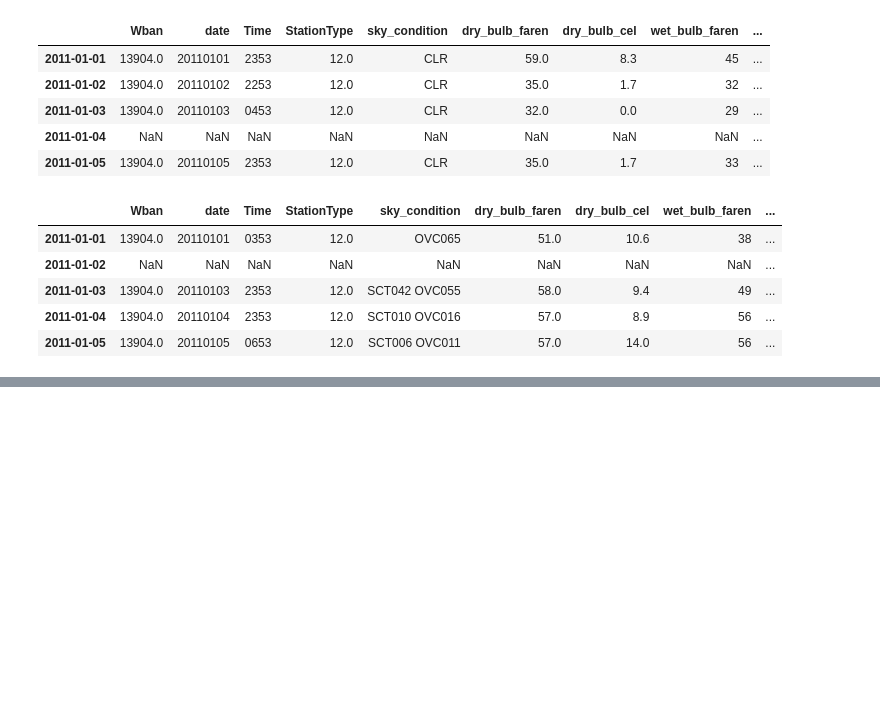
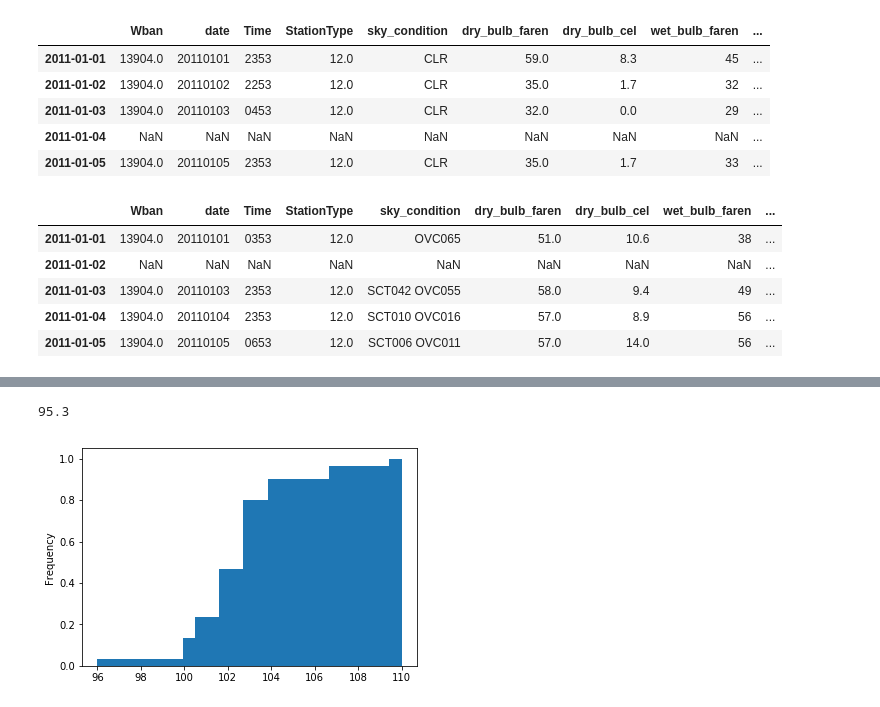
Before and after one commit to marytaylor/Sunlight-in-Austin, a Jupyter notebook: Sunlight_in_Austin.ipynb, the cells around one changed output, grey strips where cells are left out. Drawn from its saved outputs; the diff is of its cells as text; code cells hidden in the pictures; blank space fills up the shorter version.

```diff
--- a/Sunlight_in_Austin.ipynb
+++ b/Sunlight_in_Austin.ipynb
@@ -300,0 +383,18 @@ overcast_daily_max.head()
+# %%
+# Extract the maximum temperature in August 2010 from df_climate
+august_max = df_climate.loc['2010-Aug','Temperature'].max()
+print(august_max)
+
+# Resample August 2011 temps in df_clean by day & aggregate the max value
+august_2011 = df_clean.loc['2011-Aug','dry_bulb_faren'].resample('D').max()
+
+# Filter for days in august_2011 where the value exceeds august_max
+august_2011_high = august_2011.loc[august_2011 > august_max]
+
+# Construct a CDF
+august_2011_high.plot(kind='hist', normed=True, cumulative=True, bins=25)
+
+plt.show()
+# %% [output]
+95.3
+[figure, added]
```
Also changed, not shown: parts of 9 cells of this notebook.
